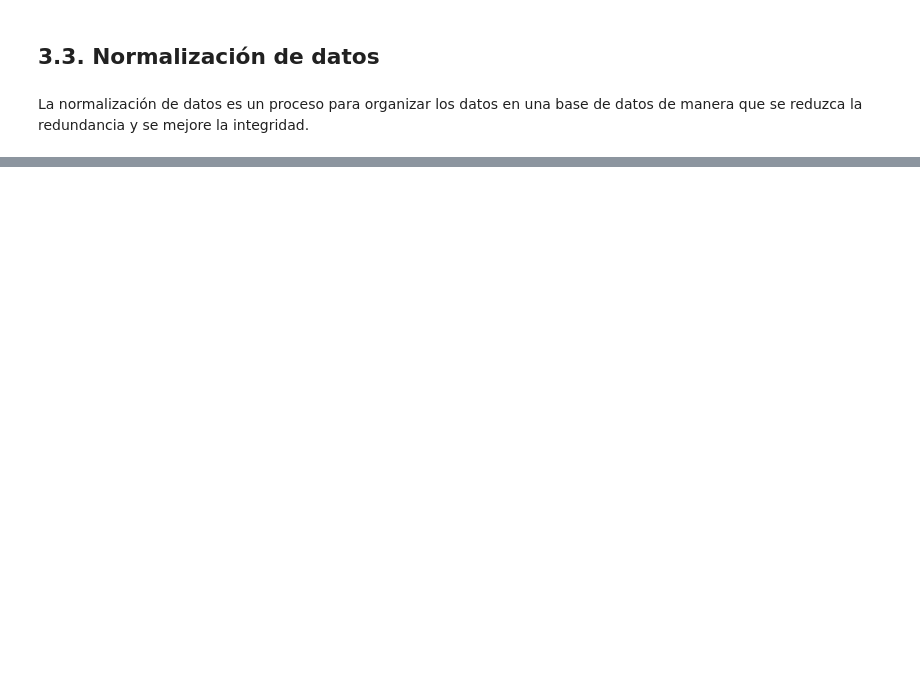
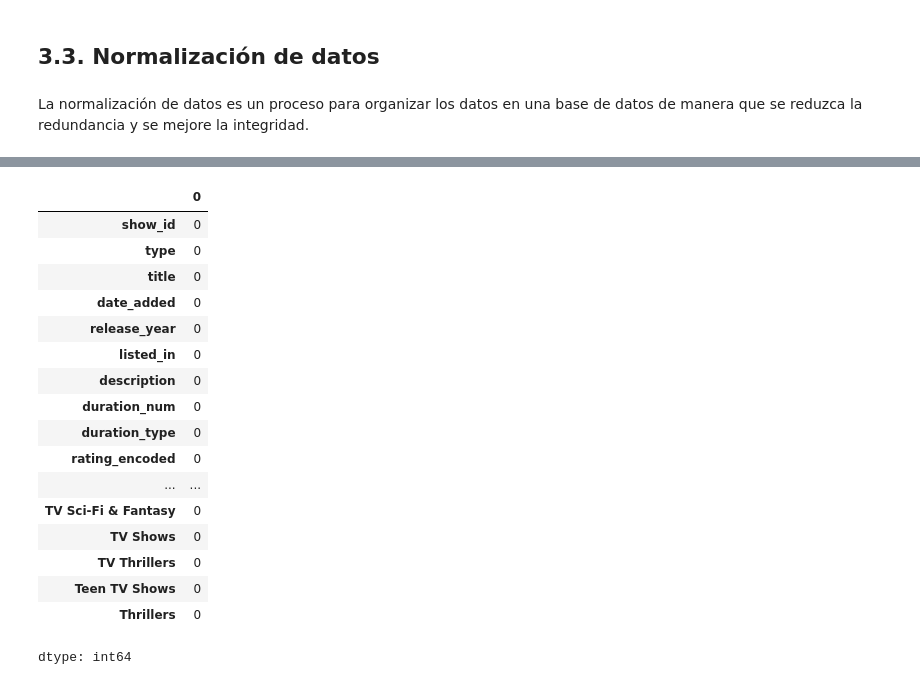
Before and after one commit to MichaelCarrenoRamon/dataprocessing, a Jupyter notebook: Tarea1PythonDataScience.ipynb, the cells around one changed output, grey strips where cells are left out. Drawn from its saved outputs; the diff is of its cells as text; code cells hidden in the pictures; blank space fills up the shorter version.

```diff
--- a/Tarea1PythonDataScience.ipynb
+++ b/Tarea1PythonDataScience.ipynb
@@ -431,0 +526,23 @@ Index(['show_id', 'type', 'title', 'date_added', 'release_year', 'rating',
+# %%
+# Verificamos que luego de la normalización no existan valores nulos
+
+df.isnull().sum()
+# %% [output]
+|  | 0 |
+| show_id | 0 |
+| type | 0 |
+| title | 0 |
+| date_added | 0 |
+| release_year | 0 |
+| listed_in | 0 |
+| description | 0 |
+| duration_num | 0 |
+| duration_type | 0 |
+| rating_encoded | 0 |
+| ... | ... |
+| TV Sci-Fi & Fantasy | 0 |
+| TV Shows | 0 |
+| TV Thrillers | 0 |
+| Teen TV Shows | 0 |
+| Thrillers | 0 |
+dtype: int64
```
Also changed, not shown: parts of 25 cells of this notebook, 1 other file.
